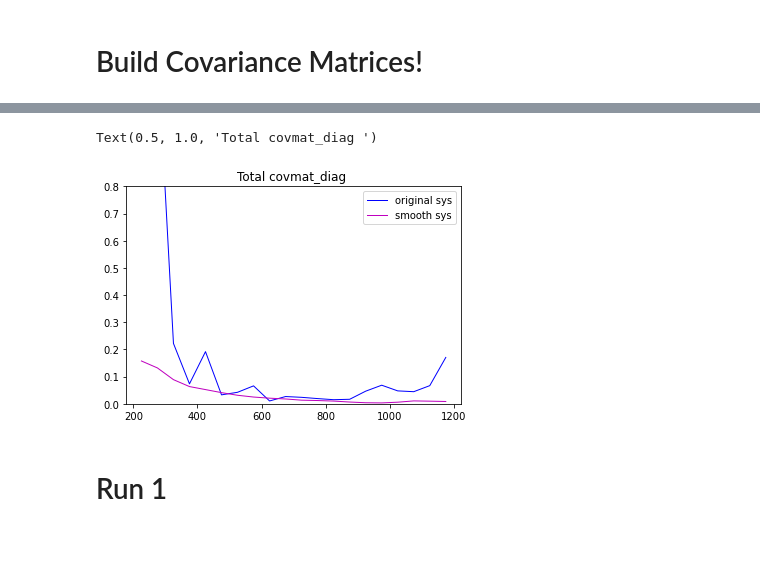
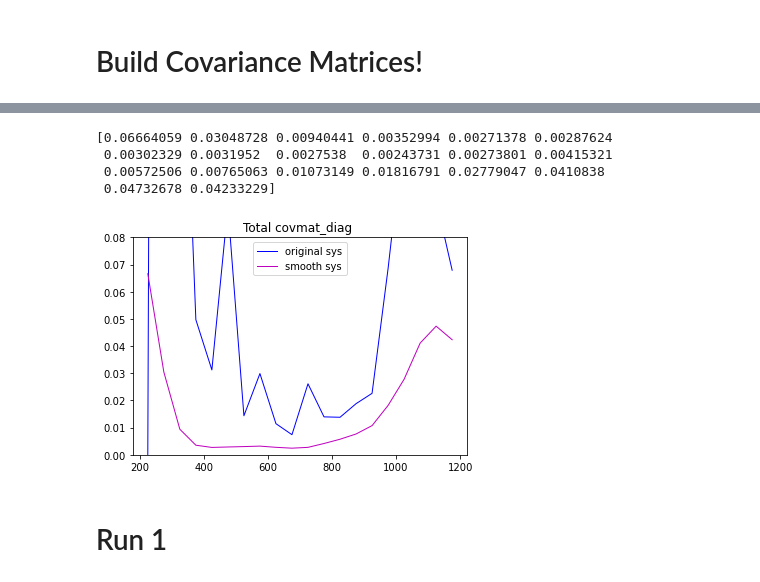
Before and after one commit to LArbys/1L1PSelection, a Jupyter notebook: Notebooks/DetSys.ipynb, the cells around one changed output, grey strips where cells are left out. Cells and saved outputs as stored; diff of their text form; code cells hidden in the pictures; blank space fills up the shorter version.

```diff
--- a/Notebooks/DetSys.ipynb
+++ b/Notebooks/DetSys.ipynb
@@ -29,9 +29,9 @@ Welcome to JupyROOT 6.22/02
 # %%
 datafolder = '../../rootFiles/1mu1p_selection'
 auxfolder = '../aux'
-tag = '2021-01-21'
-plotfolder = '../outputs/PlotDumps'+tag
-covfolder = '../outputs/covMatrix'+tag
+tag = '2021-03-30'
+plotfolder = '../outputs/PlotDumpsForDavio'+tag
+covfolder = '../outputs/covMatrixForDavio'+tag
 covtag = 'frac_covar_run3_%s'%tag
 
 
@@ -141,0 +117,3 @@ pickle.dump((a_overlap_sys,a_cv_sys,s_detsyslist),open("../../data/CovMatrices/d
+# %%
+for _,dist in varListSel.items(): # loop over all variables
+    print(dist.myname)
@@ -143,9 +139,9 @@ pickle.dump((a_overlap_sys,a_cv_sys,s_detsyslist),open("../../data/CovMatrices/d
 # Build Covariance Matrices!
 # %%
 # define cuts
-Ecut = 'Enu_1m1p > 200'
+Ecut = 'Enu_1m1p > 200 and Enu_1m1p<=1200'
 precuts = 'PassPrecuts1m1p==1'
-bdtcuts = 'BDTscore_1mu1p_nu < .4'
+bdtcuts = ' bkgBDT_univ< .4'
 morecuts = 'Proton_CosTheta > 0'
 bonuscuts = '(MPID_proton > .9 or Enu_1m1p > 400)'
 #bdtcuts = 'bdt_run3_cosmic < .5 and bdt_run3_nu < .5'
@@ -352,3 +357,27 @@ def smooth(cv_list,dv_list,xmin,xmax,dv_name,cv_weights=1,dv_weights=1,ratio=1,n
 
 
     return(smoothCV,smoothDV)
+# %%
+run = 'run3'
+f_scaleslist = []
+s_detsyslist = []
+names = ['wiremodX','wiremodYZ','recomb','LYdown','LYAtt','SCE','wiremodThetaYZ','wiremodThetaXZ','LYRayleigh']
+
+for name in names:
+    s_detsyslist.append(name)
+
+a_df_sys = []
+
+RSE = ['run','subrun','event']
+i=0
+for sys in s_detsyslist:
+#    print('111')
+    df_sys = pd.read_parquet('%s/pickles/%s_%s_%s.parquet'%(datafolder,sys,run,tag))
+#    print(df_sys.shape[0])
+    i+=1
+    a_df_sys.append(df_sys)
+    print("total %d, cv = %d dv = %d"%(df_sys.shape[0],df_sys.query("isCV==True").shape[0],df_sys.query("isCV==False").shape[0]))
+#    print(df_sys.shape[0])
+
+#df_numu_run3_presel = pd.read_parquet('../../data/pickles/numu_run1_nodupesMay1.parquet')
+#print((list(a_df_sys[7])))
@@ -514,12 +606,16 @@ Enu_1m1p [0.         0.00181457 0.04886    0.0358516  0.05368594 0.00018322
 # %%
 plt.plot(x,cov.diagonal(),linewidth=1, linestyle="-", c="b",label='original sys')
 plt.plot(x,cov_smooth.diagonal(),linewidth=1, linestyle="-", c="m",label='smooth sys')
 plt.legend()
-plt.ylim([0,0.8])
+plt.ylim([0,0.08])
 plt.title('Total covmat_diag ')
+print(cov_smooth.diagonal())
 # %% [output]
-Text(0.5, 1.0, 'Total covmat_diag ')
+[0.06664059 0.03048728 0.00940441 0.00352994 0.00271378 0.00287624
+ 0.00302329 0.0031952  0.0027538  0.00243731 0.00273801 0.00415321
+ 0.00572506 0.00765063 0.01073149 0.01816791 0.02779047 0.0410838
+ 0.04732678 0.04233229]
-[figure, old version]
+[figure, new version]
 # %% [markdown]
 # Run 1
 # %%
```
Also changed, not shown: parts of 17 cells of this notebook, 2 other files.
